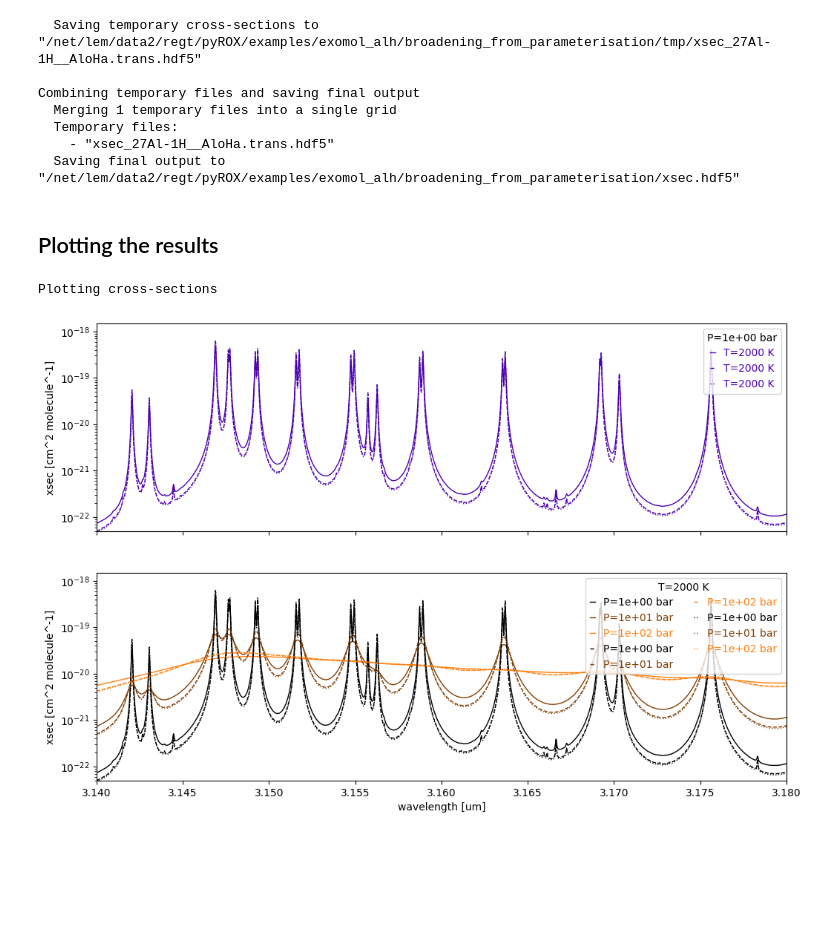
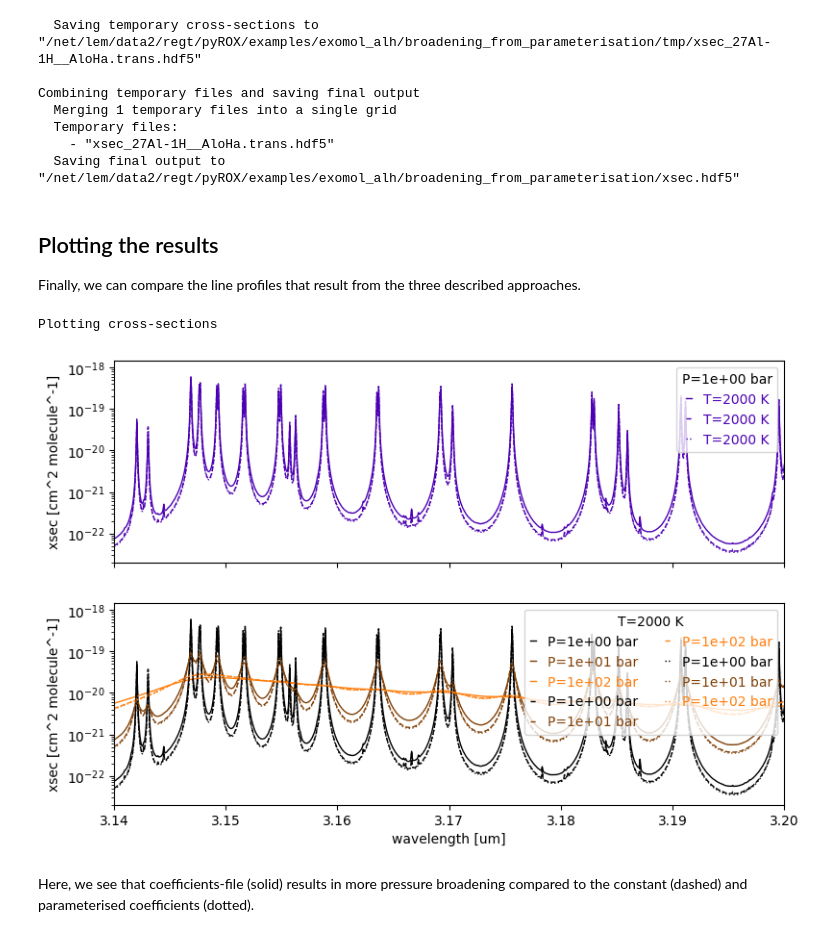
Before and after one commit to samderegt/pyROX, a Jupyter notebook: docs/notebooks/pressure_broadening.ipynb, the cells around one changed output. Cells and saved outputs as stored; diff of their text form; code cells hidden in the pictures; blank space fills up the shorter version.

Commit message:
Added explanations to pressure_broadening notebook and removed unused examples

```diff
--- a/docs/notebooks/pressure_broadening.ipynb
+++ b/docs/notebooks/pressure_broadening.ipynb
@@ -167,20 +179,23 @@ Combining temporary files and saving final output
   Temporary files:
     - "xsec_27Al-1H__AloHa.trans.hdf5"
   Saving final output to "/net/lem/data2/regt/pyROX/examples/exomol_alh/broadening_from_parameterisation/xsec.hdf5"
-# %% [markdown]
-## Plotting the results
+# %% [markdown]
+## Plotting the results
+
+Finally, we can compare the line profiles that result from the three described approaches.
 # %%
 from matplotlib.colors import LinearSegmentedColormap as LSC
 cmaps = [LSC.from_list('', ['b', 'r']), LSC.from_list('', ['k', 'C1'])]
 kwargs = dict(
     return_fig_ax=True, cmaps=cmaps, lw=1,
-    xlim=(3.14,3.18), xscale='linear', ylim=(5e-23,1.5e-18),
+    xlim=(3.14,3.2), xscale='linear', ylim=(2e-23,1.5e-18),
 )
 fig, ax = data_broadening_from_file.plot_combined_outputs(**kwargs)
 fig, ax = data_broadening_from_constant.plot_combined_outputs(fig=fig, ax=ax, ls='--', **kwargs)
 fig, ax = data_broadening_from_parameterisation.plot_combined_outputs(fig=fig, ax=ax, ls=':', **kwargs)
-fig.set_size_inches(12, 8)
 fig.show()
 # %% [output]
 Plotting cross-sections
-[figure, old version]
+[figure, new version]
+# %% [markdown]
+Here, we see that coefficients-file (solid) results in more pressure broadening compared to the constant (dashed) and parameterised coefficients (dotted).
```
Also changed, not shown: parts of 5 cells of this notebook, 6 other files.
